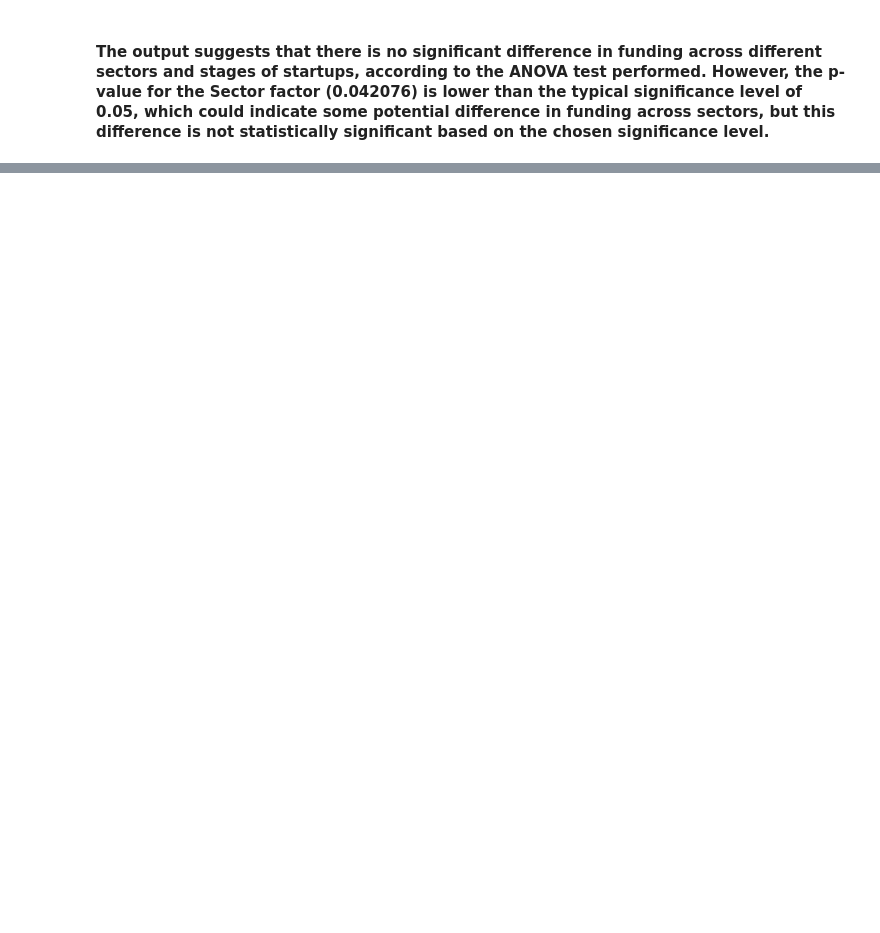
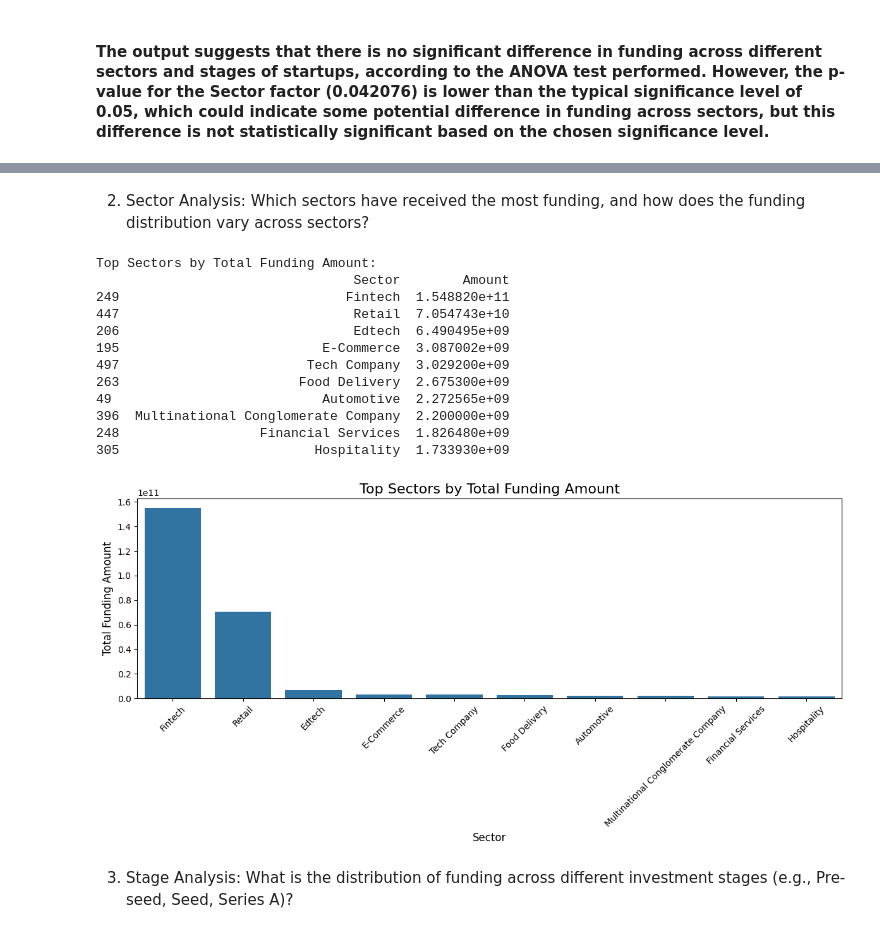
Before and after one commit to Njuraita/LP1-Indian-Startup-Ecosystem, a Jupyter notebook: Notebooks/LP1.ipynb, the cells around one changed output, grey strips where cells are left out. Cells and saved outputs as stored; diff of their text form; code cells hidden in the pictures; blank space fills up the shorter version.

```diff
--- a/Notebooks/LP1.ipynb
+++ b/Notebooks/LP1.ipynb
@@ -2172,0 +2277,40 @@ Fail to reject the null hypothesis for Stage: No significant difference in fundi
+# %% [markdown]
+2. Sector Analysis:
+Which sectors have received the most funding, and how does the funding distribution vary across sectors?
+# %%
+# Calculate total funding amount for each sector
+total_funding_by_sector = df_combined.groupby('Sector')['Amount'].sum().reset_index()
+
+# Sort the sectors by total funding amount in descending order
+total_funding_by_sector = total_funding_by_sector.sort_values('Amount', ascending=False)
+
+# Print the top sectors by total funding amount
+print("Top Sectors by Total Funding Amount:")
+print(total_funding_by_sector.head(10))
+
+# Visualize the funding distribution across sectors
+plt.figure(figsize=(12, 6))
+sns.barplot(x='Sector', y='Amount', data=total_funding_by_sector.head(10))
+plt.xticks(rotation=45)
+plt.xlabel('Sector', fontsize=12)
+plt.ylabel('Total Funding Amount', fontsize=12)
+plt.title('Top Sectors by Total Funding Amount', fontsize=16)
+plt.tight_layout()
+plt.show()
+# %% [output]
+Top Sectors by Total Funding Amount:
+                                 Sector        Amount
+249                             Fintech  1.548820e+11
+447                              Retail  7.054743e+10
+206                              Edtech  6.490495e+09
+195                          E-Commerce  3.087002e+09
+497                        Tech Company  3.029200e+09
+263                       Food Delivery  2.675300e+09
+49                           Automotive  2.272565e+09
+396  Multinational Conglomerate Company  2.200000e+09
+248                  Financial Services  1.826480e+09
+305                         Hospitality  1.733930e+09
+[figure, added]
+# %% [markdown]
+3. Stage Analysis:
+What is the distribution of funding across different investment stages (e.g., Pre-seed, Seed, Series A)?
```
Also changed, not shown: parts of 32 cells of this notebook.
